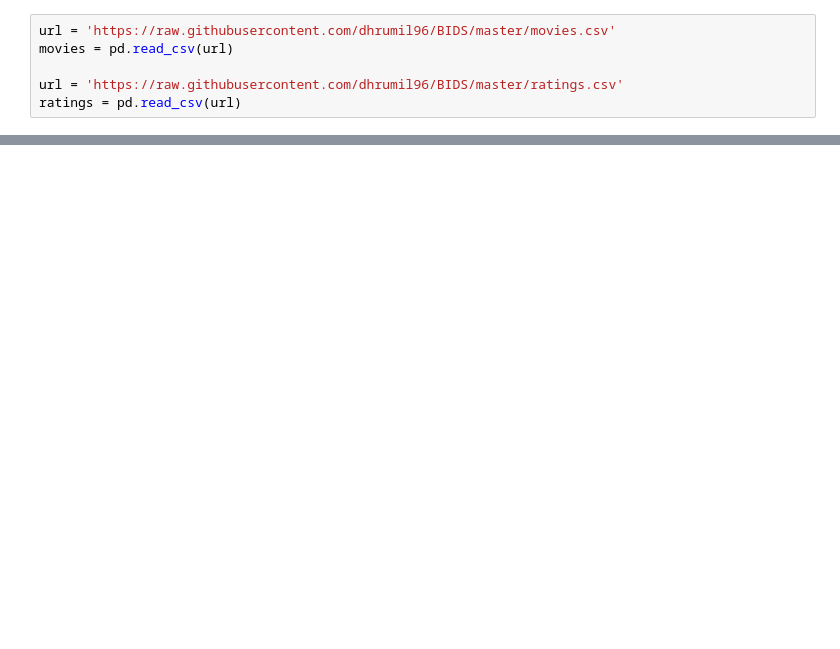
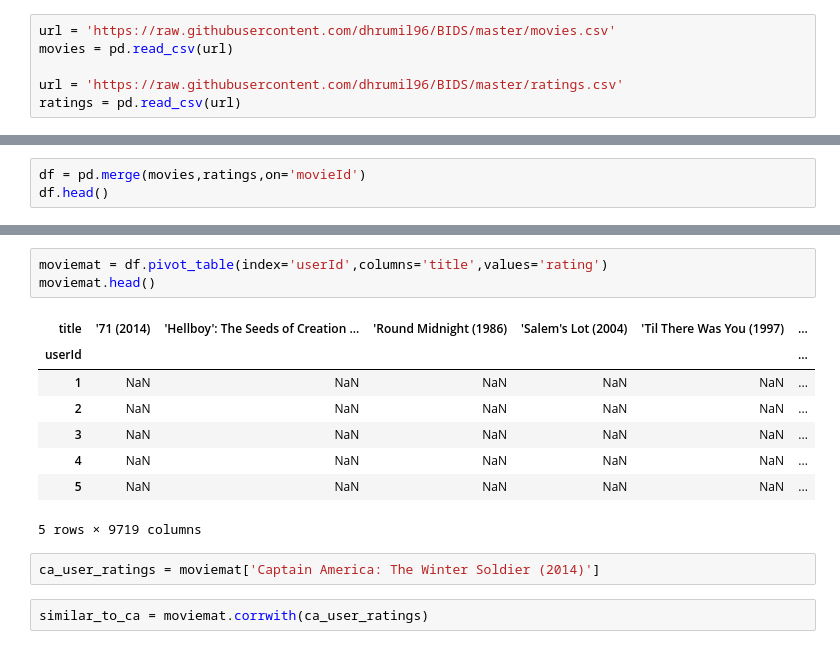
Before and after one commit to dhrumil96/BIDS, a Jupyter notebook: BIDS_Assignment_4.ipynb, the cells around one changed output, grey strips where cells are left out. Saved outputs shown, nothing was run; the diff lists cells and outputs as text; blank space fills up the shorter version.

```diff
--- a/BIDS_Assignment_4.ipynb
+++ b/BIDS_Assignment_4.ipynb
@@ -21,0 +46,3 @@ ratings = pd.read_csv(url)
+# %%
+df = pd.merge(movies,ratings,on='movieId')
+df.head()
@@ -21,0 +78,16 @@ ratings = pd.read_csv(url)
+# %%
+moviemat = df.pivot_table(index='userId',columns='title',values='rating')
+moviemat.head()
+# %% [output]
+| title | '71 (2014) | 'Hellboy': The Seeds of Creation ... | 'Round Midnight (1986) | 'Salem's Lot (2004) | 'Til There Was You (1997) | ... |
+| userId |  |  |  |  |  | ... |
+| 1 | NaN | NaN | NaN | NaN | NaN | ... |
+| 2 | NaN | NaN | NaN | NaN | NaN | ... |
+| 3 | NaN | NaN | NaN | NaN | NaN | ... |
+| 4 | NaN | NaN | NaN | NaN | NaN | ... |
+| 5 | NaN | NaN | NaN | NaN | NaN | ... |
+5 rows × 9719 columns
+# %%
+ca_user_ratings = moviemat['Captain America: The Winter Soldier (2014)']
+# %%
+similar_to_ca = moviemat.corrwith(ca_user_ratings)
```
Also changed, not shown: parts of 15 cells of this notebook.
